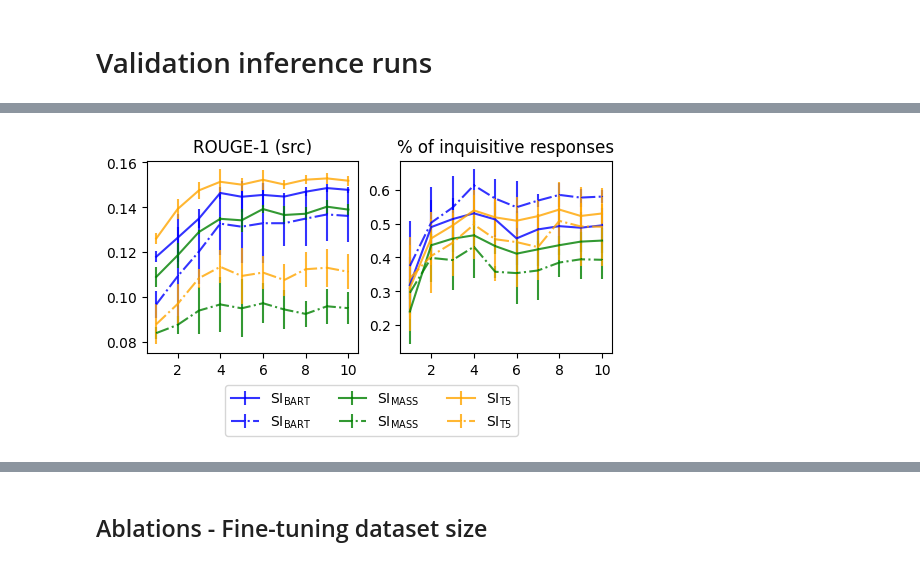
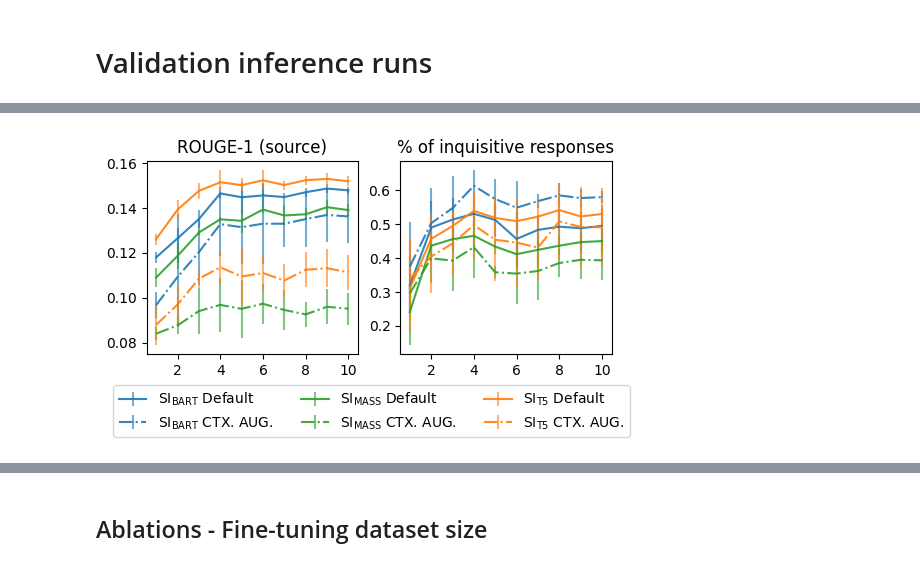
Before and after one commit to ZurichNLP/understanding-ctx-aug, a Jupyter notebook: summarize_results.ipynb, the cells around one changed output, grey strips where cells are left out. Saved outputs shown, nothing was run; the diff lists cells and outputs as text; code cells hidden in the pictures.

```diff
--- a/summarize_results.ipynb
+++ b/summarize_results.ipynb
@@ -835,4 +983,4 @@ saving to resources/plots/public_models_novelty_s_1gram.* ...
 # %%
 for metric in perf_metrics.keys():
-    contrastive_model_barplot(df, ['MLM+PS','SI(BART)', 'SI(MASS)', 'SI(T5)'], 'default', tgt_metric=metric, save_as="resources/plots/bart_small")
+    contrastive_model_barplot(df, ['MLM+PS','SI(BART)', 'SI(MASS)', 'SI(T5)'], 'default', tgt_metric=metric, save_as=f"resources/plots/bart_small_default_{metric}")
 # %% [output]
@@ -861,4 +1020,5 @@ saving to resources/plots/bart_small_novelty_s_1gram.* ...
 # %%
 for metric in perf_metrics.keys():
-    contrastive_model_barplot(df, ['MLM+PS','SI(BART)', 'SI(MASS)', 'SI(T5)'], 'default', tgt_metric=metric, save_as="resources/plots/bart_small")
+    contrastive_model_barplot(df, ['MLM+PS','SI(BART)', 'SI(MASS)', 'SI(T5)'],
+                              'xa_dialog', tgt_metric=metric, save_as=f"resources/plots/bart_small_xa_dialog_{metric}")
 # %% [output]
@@ -887,4 +1058,5 @@ saving to resources/plots/bart_small_novelty_s_1gram.* ...
 # %%
 for metric in perf_metrics.keys():
-    contrastive_model_barplot(df, ['MLM+PS','SI(BART)', 'SI(MASS)', 'SI(T5)'], 'xa_dialog', tgt_metric=metric, save_as="resources/plots/bart_small")
+    contrastive_model_barplot(df, ['MLM+PS','SI(BART)', 'SI(MASS)', 'SI(T5)'],
+                              'xa_knowledge', tgt_metric=metric, save_as=f"resources/plots/bart_small_xa_knowledge_{metric}")
 # %% [output]
@@ -957,6 +1103,5 @@ df[df['rouge1_t'] >= 0.28]
 # %% [markdown]
 # Validation inference runs
 # %%
-df = get_all_results([23, 42, 1984], results_dir='results_topchat_kgd_valid_freq', build_dataframe=True)
-get_detailed_info_on_complex_dataframe(df)
+vdf = get_all_results([23, 42, 1984], results_dir='results/topchat_kgd_valid_freq_221014', build_dataframe=True)
 # %% [output]
@@ -1004,17 +1151,22 @@ def convert_steps_to_epochs(steps: List[int], max_epochs: int = 10) -> List[int]
 
 def plot_validation_scores_ablation(df, agg_ops={}, gen_settings_subset=None, models_subset=None, save_as=None, verbose=False):
 
-    styles = {
-        'SI(BART)': 'b',
-        'SI(T5)': 'orange',
-        'SI(MASS)': 'g',
-        'default': '-',
-        'qu_ctxt_aug1': '--',
-        'qu_ctxt_aug5': '-.',
+    styles = ['-', '--', '-.']
+    markers = ['^', 'p', '*']
+    cmap = cm.get_cmap('tab10')(np.linspace(0, 1, 10)) # hack to get the colormap as a list of colors (https://stackoverflow.com/questions/70314497/convert-colormap-to-list)
+    # print(cmap)
+
+    line_styles = {
+        'SI(BART)': cmap[0],
+        'SI(T5)': cmap[1],
+        'SI(MASS)': cmap[2],
+        # 'default': markers[0],
+        # 'qu_ctxt_aug1': markers[1],
+        # 'qu_ctxt_aug5': markers[2],
+        'default': styles[0],
+        'qu_ctxt_aug1': styles[1],
+        'qu_ctxt_aug5': styles[2],
     }
-
-    line_styles = ['-', '--', '-.']
-    colors = ['b', 'orange', 'g']
 
     group_by_cols = ['model', 'gen_setting', 'chkpt']
 
@@ -1041,17 +1193,21 @@ def plot_validation_scores_ablation(df, agg_ops={}, gen_settings_subset=None, mo
 
                 x_vals = convert_steps_to_epochs(list(dfs.index.get_level_values('chkpt').values), 10)
                 # print(x_vals)
-                axes.errorbar(
+                print(model)
+                markers, caps, bars = axes.errorbar(
                     x_vals,
                     dfs[metric]['mean'].values,
                     yerr=dfs[metric]['std'].values,
                     label = name_mapping.get(model[0], model[0]),
-                    marker = 'o',
-                    alpha = 0.8,
-                    linestyle = styles[model[1]],
-                    color = styles[model[0]],
+                    marker = line_styles[model[1]],
+                    alpha = 0.9,
+                    linestyle = line_styles[model[1]],
+                    color = line_styles[model[0]],
                     # fmt='-o'
                 )
+
+                [bar.set_alpha(0.6) for bar in bars]
+                [cap.set_alpha(0.6) for cap in caps]
 
                 axes.set_title(f'{name_mapping.get(metric, metric)}')
                 axes.set_xticks(x_vals)
@@ -1065,17 +1221,22 @@ def plot_validation_scores_ablation(df, agg_ops={}, gen_settings_subset=None, mo
                     print(f'Plotting {model} {metric} on axis {metric_index}...')
 
                 x_vals = convert_steps_to_epochs(list(dfs.index.get_level_values('chkpt').values), 10)
-                # print(x_vals)
-                ax.errorbar(
+
+                label = ' '.join([name_mapping.get(m, m) for m in model]) if metric_index == 0 else None
+
+                markers, caps, bars = ax.errorbar(
                     x_vals,
                     dfs[metric]['mean'].values,
                     yerr=dfs[metric]['std'].values,
-                    label = name_mapping.get(model[0], model[0]) if metric_index == 0 else None,
+                    label = label,
                     marker = ',',
-                    alpha = 0.8,
-                    linestyle = styles[model[1]],
-                    color = styles[model[0]],
+                    alpha = 0.9,
+                    linestyle = line_styles[model[1]],
+                    color = line_styles[model[0]],
                     )
+
+                [bar.set_alpha(0.6) for bar in bars]
+                [cap.set_alpha(0.6) for cap in caps]
 
                 ax.set_title(f'{name_mapping.get(metric, metric)}')
                 ax.set_xticks(x_vals[1::2])
@@ -1091,15 +1252,15 @@ def plot_validation_scores_ablation(df, agg_ops={}, gen_settings_subset=None, mo
     # plt.suptitle(f'Model checkpoint performance on validation set')
 
     if save_as is not None:
-        plt.savefig(save_as+'.pdf', bbox_extra_artists=(lgd,), bbox_inches='tight', dpi=300)
+        # plt.savefig(save_as+'.pdf', bbox_extra_artists=(lgd,), bbox_inches='tight', dpi=300)
         plt.savefig(save_as+'.png', bbox_extra_artists=(lgd,), bbox_inches='tight', dpi=300)
 
     return
 
-print(f'Dataframe has length: {len(df)}')
-# plot_validation_scores_ablation(dfs, agg_ops={'bleu_t': [np.mean, np.std]}, gen_settings_subset=['default'], models_subset=['SI(T5)'])
+print(f'Dataframe has length: {len(vdf)}')
+
 plot_validation_scores_ablation(
-    df,
+    vdf,
     agg_ops={
         # 'ppl_mean':[np.mean, np.std],
         # 'bleu_t': [np.mean, np.std],
@@ -1112,9 +1273,27 @@ plot_validation_scores_ablation(
         'SI(BART)',
         'SI(MASS)',
     ],
-    save_as='resources/plots/epoch_validation_metrics',
+    save_as='resources/plots/epoch_validation_metrics_3',
     verbose=False
 )
+
+# without SI_mass
+plot_validation_scores_ablation(
+    vdf,
+    agg_ops={
+        # 'ppl_mean':[np.mean, np.std],
+        # 'bleu_t': [np.mean, np.std],
+        'rouge1_s': [np.mean, np.std],
+        'qc_turn_level': [np.mean, np.std],
+        },
+    gen_settings_subset=['default', 'qu_ctxt_aug5'],
+    models_subset=[
+        'SI(T5)',
+        'SI(BART)',
+    ],
+    save_as='resources/plots/epoch_validation_metrics_2',
+    verbose=False
+)
 # %% [output]
 Dataframe has length: 1350
 90
@@ -1122 +1303 @@ Dataframe has length: 1350
-[figure, old version]
+[figure, new version]
```
Also changed, not shown: parts of 37 cells of this notebook, 15 other files.
